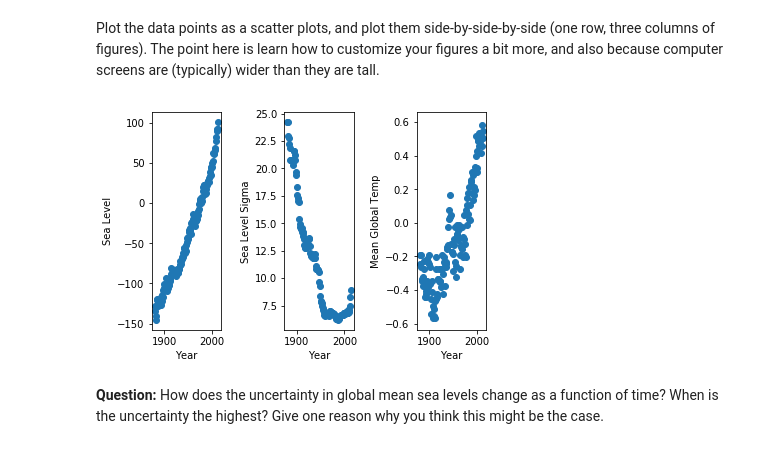
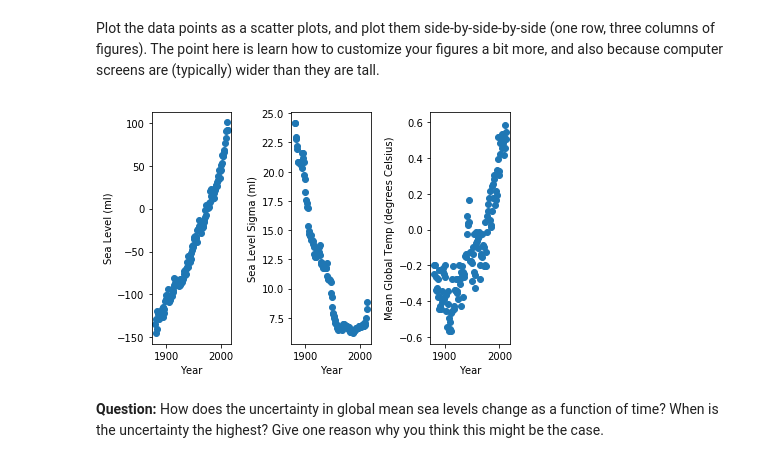
Before and after one commit to BrennonLee/AI, a Jupyter notebook: hw/csci3202_hw04_Brennon_Lee.ipynb, the cells around one changed output. Drawn from its saved outputs; the diff is of its cells as text; code cells hidden in the pictures.

```diff
--- a/hw/csci3202_hw04_Brennon_Lee.ipynb
+++ b/hw/csci3202_hw04_Brennon_Lee.ipynb
@@ -65,18 +65,19 @@ Plot the data points as a scatter plots, and plot them side-by-side-by-side (one
 # %%
 fig, ax = plt.subplots(nrows=1, ncols=3)
 fig.subplots_adjust(hspace=0.9, wspace=0.9)
 ax[0].scatter(year, sealevel)
 ax[0].set_xlabel('Year')
-ax[0].set_ylabel('Sea Level')
+ax[0].set_ylabel('Sea Level (ml)')
 ax[1].scatter(year, sealevel_sigma)
 ax[1].set_xlabel('Year')
-ax[1].set_ylabel('Sea Level Sigma')
+ax[1].set_ylabel('Sea Level Sigma (ml)')
 ax[2].scatter(year, temperature)
 ax[2].set_xlabel('Year')
-ax[2].set_ylabel('Mean Global Temp')
+ax[2].set_ylabel('Mean Global Temp (degrees Celsius)')
+plt.tight_layout()
 plt.show()
 # %% [output]
-[figure, old version]
+[figure, new version]
 # %% [markdown]
 **Question:** How does the uncertainty in global mean sea levels change as a function of time?  When is the uncertainty the highest?  Give one reason why you think this might be the case.
 # %% [markdown]
```
Also changed, not shown: parts of 1 cell of this notebook.
